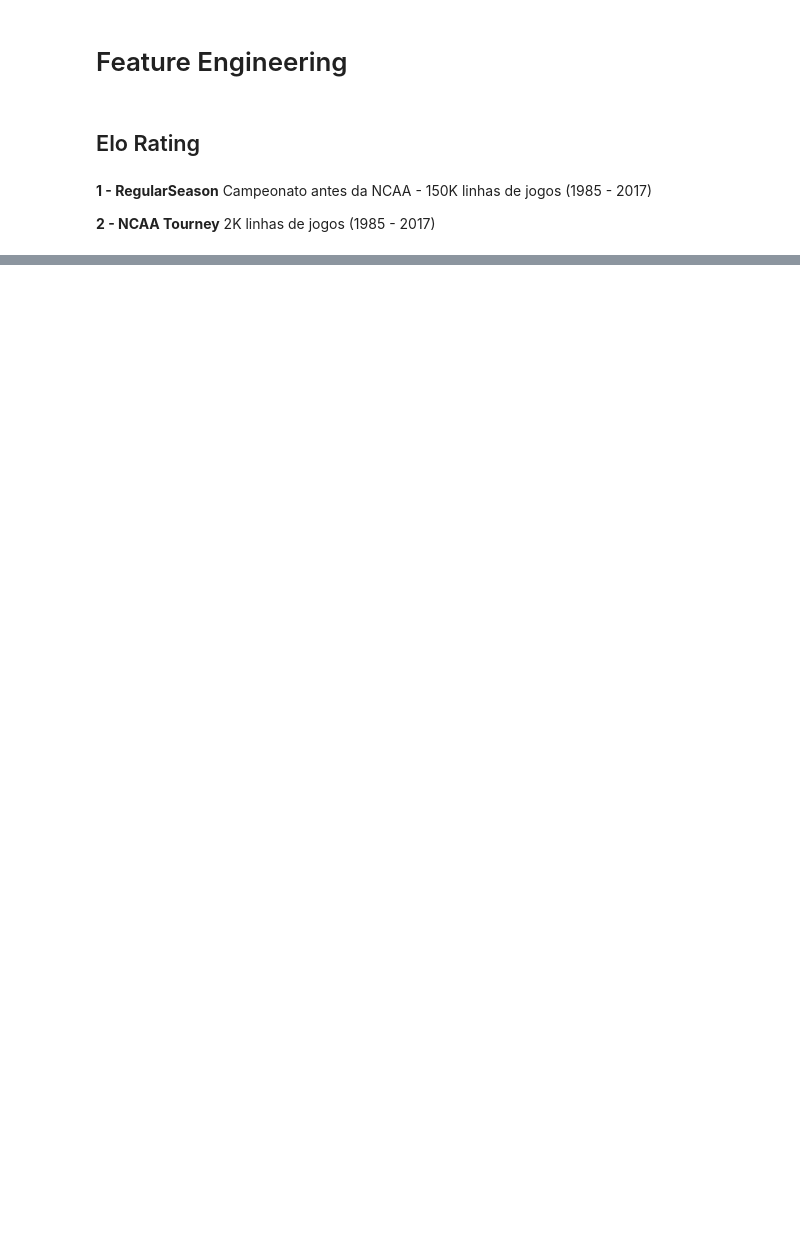
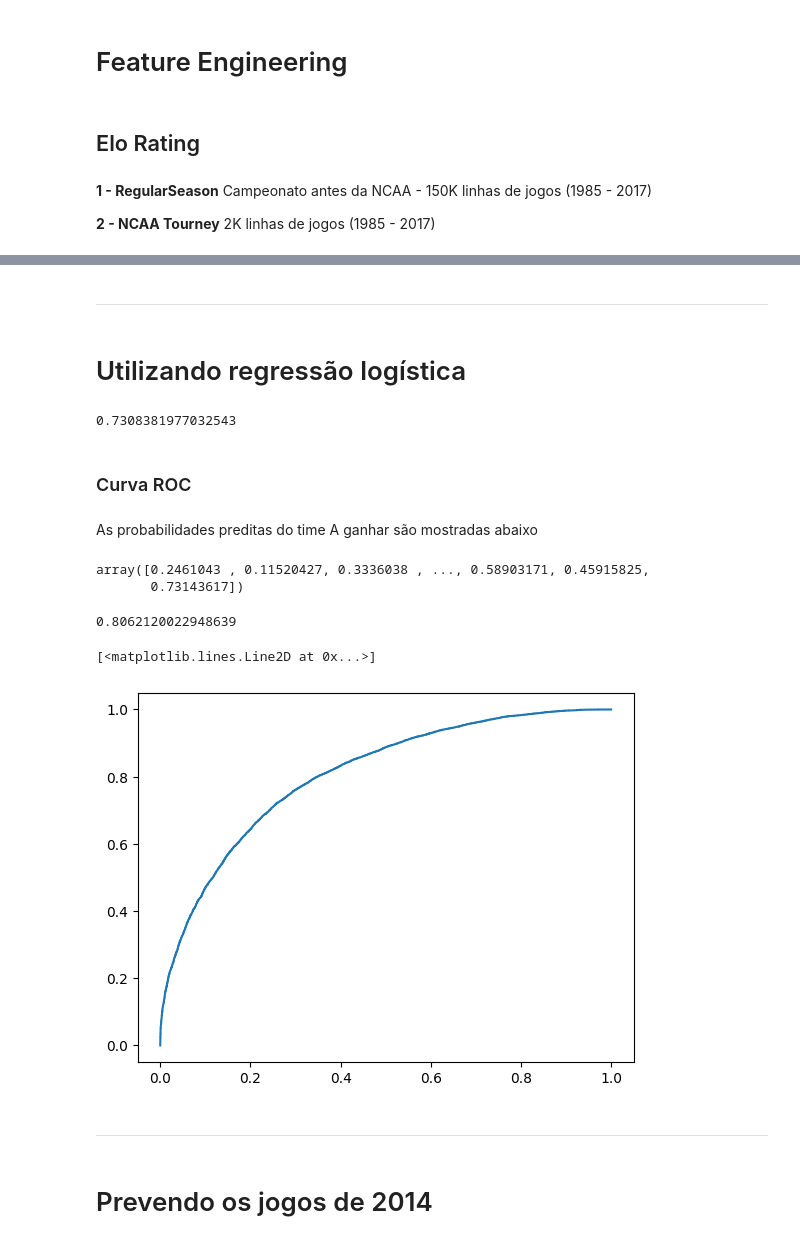
Before and after one commit to NicolasCho/projeto_ML, a Jupyter notebook: ML.ipynb, the cells around one changed output, grey strips where cells are left out. Cells and saved outputs as stored; diff of their text form; code cells hidden in the pictures; blank space fills up the shorter version.

Commit message:
modelo de regressao logistica

```diff
--- a/ML.ipynb
+++ b/ML.ipynb
@@ -260,0 +418,4 @@ NameError: name 'df_teams' is not defined
+# %% [markdown]
+---
+# %% [markdown]
+# Utilizando regressão logística
@@ -260,0 +425,51 @@ NameError: name 'df_teams' is not defined
+# %%
+from sklearn.linear_model import LogisticRegression
+RANDOM_SEED = 42
+train_set, test_set = train_test_split(
+    df,
+    test_size=0.2,
+    random_state=RANDOM_SEED,
+)
+
+X_train = train_set.drop(columns=['TeamAWins'])
+y_train = train_set['TeamAWins']
+
+X_test = test_set.drop(columns=['TeamAWins'])
+y_test = test_set['TeamAWins']
+# %%
+model = LogisticRegression()
+model.fit(X_train, y_train)
+y_pred = model.predict(X_test)
+# %%
+from sklearn.metrics import accuracy_score
+accuracy_score(y_test, y_pred)
+# %% [output]
+0.7308381977032543
+# %% [markdown]
+### Curva ROC
+# %% [markdown]
+As probabilidades preditas do time A ganhar são mostradas abaixo
+# %%
+y_pred_prob = model.predict_proba(X_test)
+y_pred_prob = y_pred_prob[:, 1]
+y_pred_prob
+# %% [output]
+array([0.2461043 , 0.11520427, 0.3336038 , ..., 0.58903171, 0.45915825,
+       0.73143617])
+# %%
+from sklearn.metrics import roc_curve
+from sklearn.metrics import roc_auc_score
+
+fpr, tpr, thresholds = roc_curve(y_test, y_pred_prob)
+roc_auc_score(y_test, y_pred_prob)
+# %% [output]
+0.8062120022948639
+# %%
+plt.plot(fpr, tpr)
+# %% [output]
+[<matplotlib.lines.Line2D at 0x...>]
+[figure, added]
+# %% [markdown]
+---
+# %% [markdown]
+# Prevendo os jogos de 2014
```
Also changed, not shown: parts of 28 cells of this notebook.
